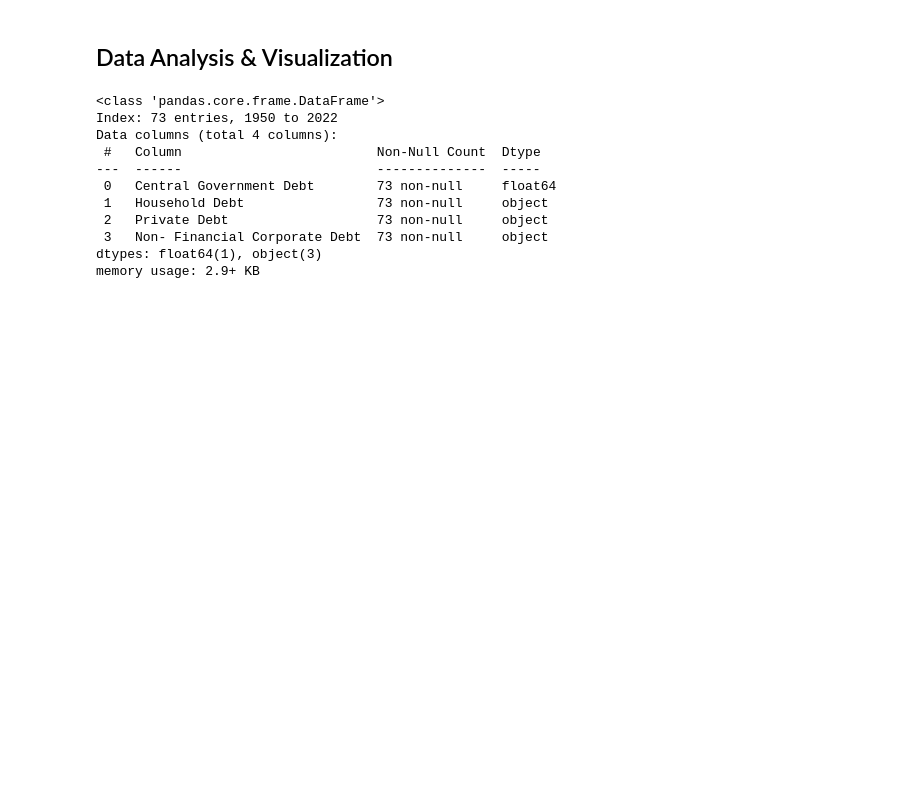
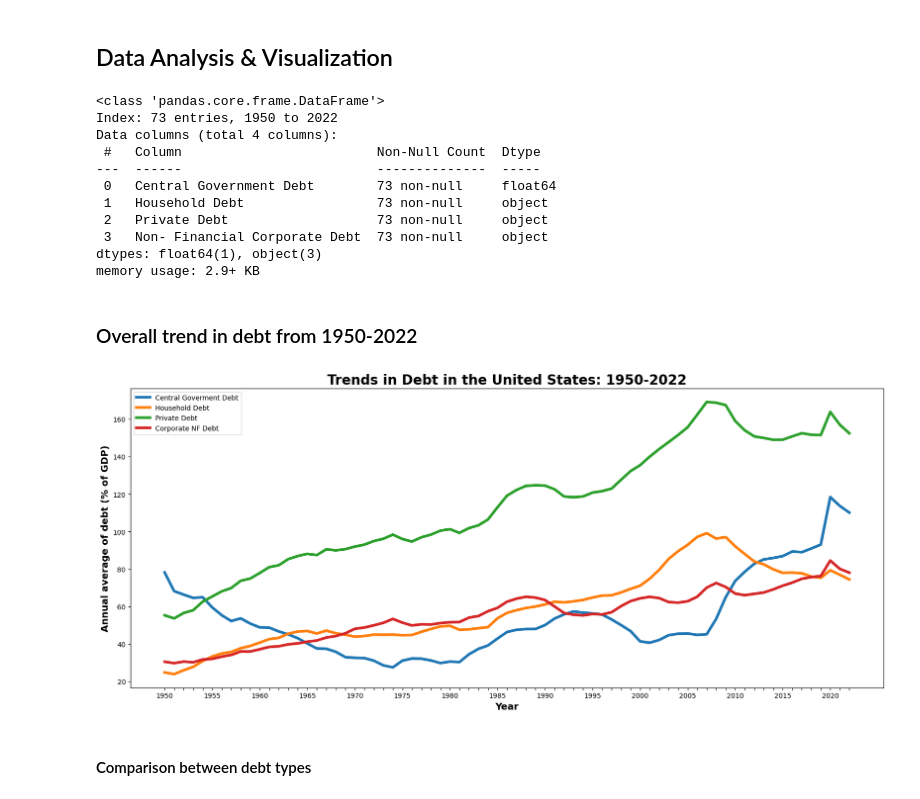
Before and after one commit to WamzMwangi/Global_Debt_Analysis, a Jupyter notebook: US_Debt_Analysis.ipynb, the cells around one changed output. Cells and saved outputs as stored; diff of their text form; code cells hidden in the pictures; blank space fills up the shorter version.

Commit message:
Trends graph

```diff
--- a/US_Debt_Analysis.ipynb
+++ b/US_Debt_Analysis.ipynb
@@ -283,0 +282,27 @@ r
+# %% [markdown]
+### Overall trend in debt from 1950-2022
+# %%
+
+plt.figure(figsize=(20,8))
+
+sns.lineplot(data=data, y='Central Government Debt',x=data.index,linewidth=4,label='Central Goverment Debt')
+sns.lineplot(data=data, y='Household Debt',x=data.index,lw=4,label='Household Debt')
+sns.lineplot(data=data, y='Private Debt',x=data.index,lw=4,label='Private Debt')
+sns.lineplot(data=data, y='Non- Financial Corporate Debt',x=data.index,lw=4,label='Corporate NF Debt')
+
+plt.title('Trends in Debt in the United States: 1950-2022',weight='bold',size=20)
+plt.ylabel('Annual average of debt (% of GDP)',weight= 'bold',size=14)
+plt.xlabel('Year',weight='bold',size=14)
+#plt.xticks(rotation=90)
+#x axis is still too busy
+for index, label in enumerate(plt.gca().get_xticklabels()):
+   if index % 5 == 0:
+      label.set_visible(True)
+   else:
+      label.set_visible(False)
+plt.legend()
+plt.show()
+# %% [output]
+[figure, added]
+# %% [markdown]
+#### Comparison between debt types
```
Also changed, not shown: parts of 3 cells of this notebook.
